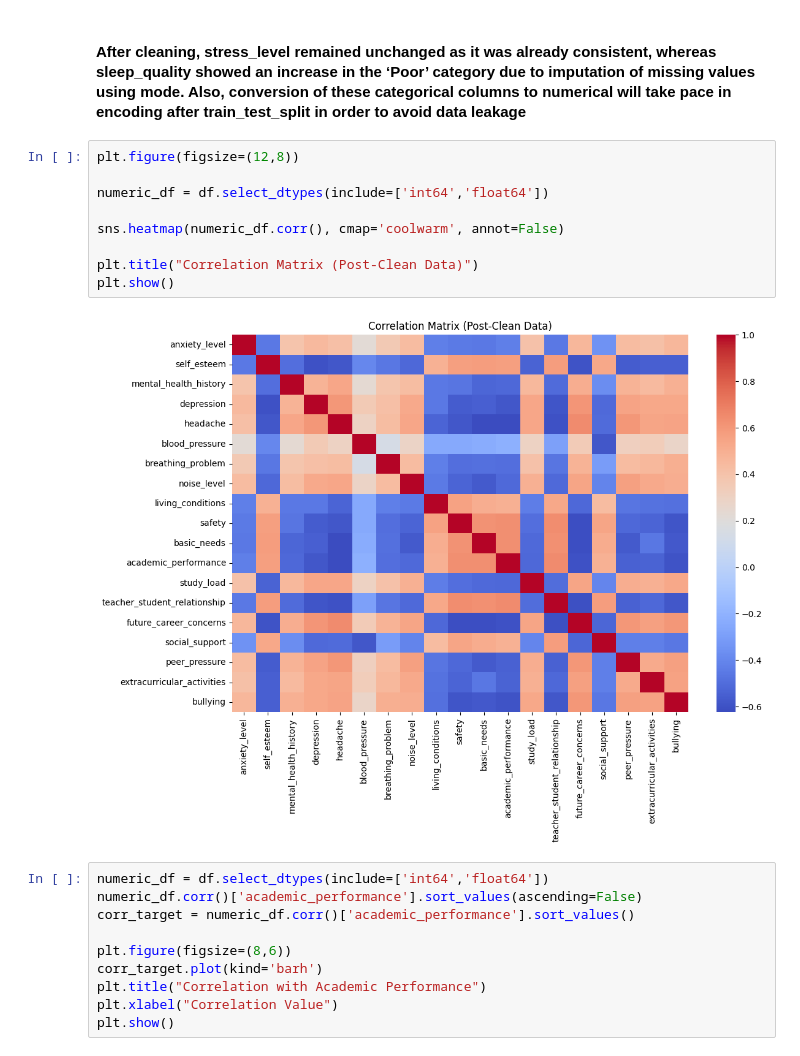
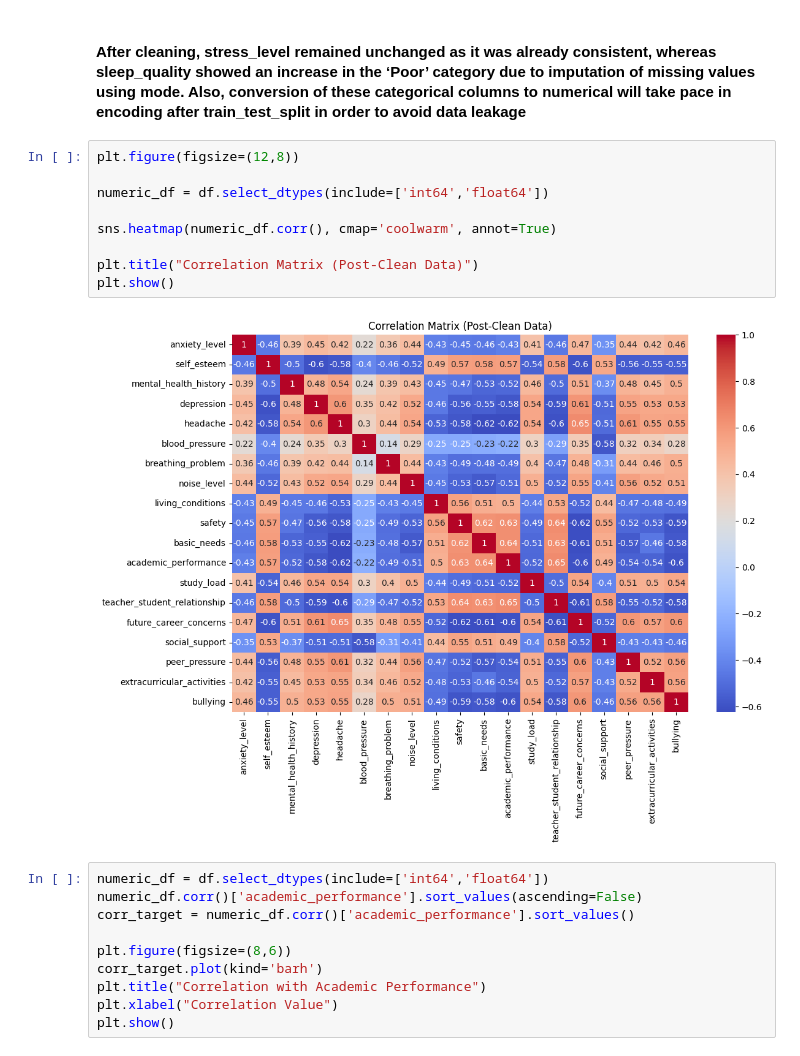
Before and after one commit to Hrick-08/Student-Stress-Analysis-and-Academic-Performance-Predictor, a Jupyter notebook: notebooks/EDA.ipynb, the cells around one changed output. Cells and saved outputs as stored; diff of their text form.

Commit message:
turning on annotations

```diff
--- a/notebooks/EDA.ipynb
+++ b/notebooks/EDA.ipynb
@@ -446,14 +446,14 @@ plt.show()
 # %%
 plt.figure(figsize=(12,8))
 
 numeric_df = df.select_dtypes(include=['int64','float64'])
 
-sns.heatmap(numeric_df.corr(), cmap='coolwarm', annot=False)
+sns.heatmap(numeric_df.corr(), cmap='coolwarm', annot=True)
 
 plt.title("Correlation Matrix (Post-Clean Data)")
 plt.show()
 # %% [output]
-[figure, old version]
+[figure, new version]
 # %%
 numeric_df = df.select_dtypes(include=['int64','float64'])
 numeric_df.corr()['academic_performance'].sort_values(ascending=False)
```
Also changed, not shown: parts of 1 cell of this notebook.
